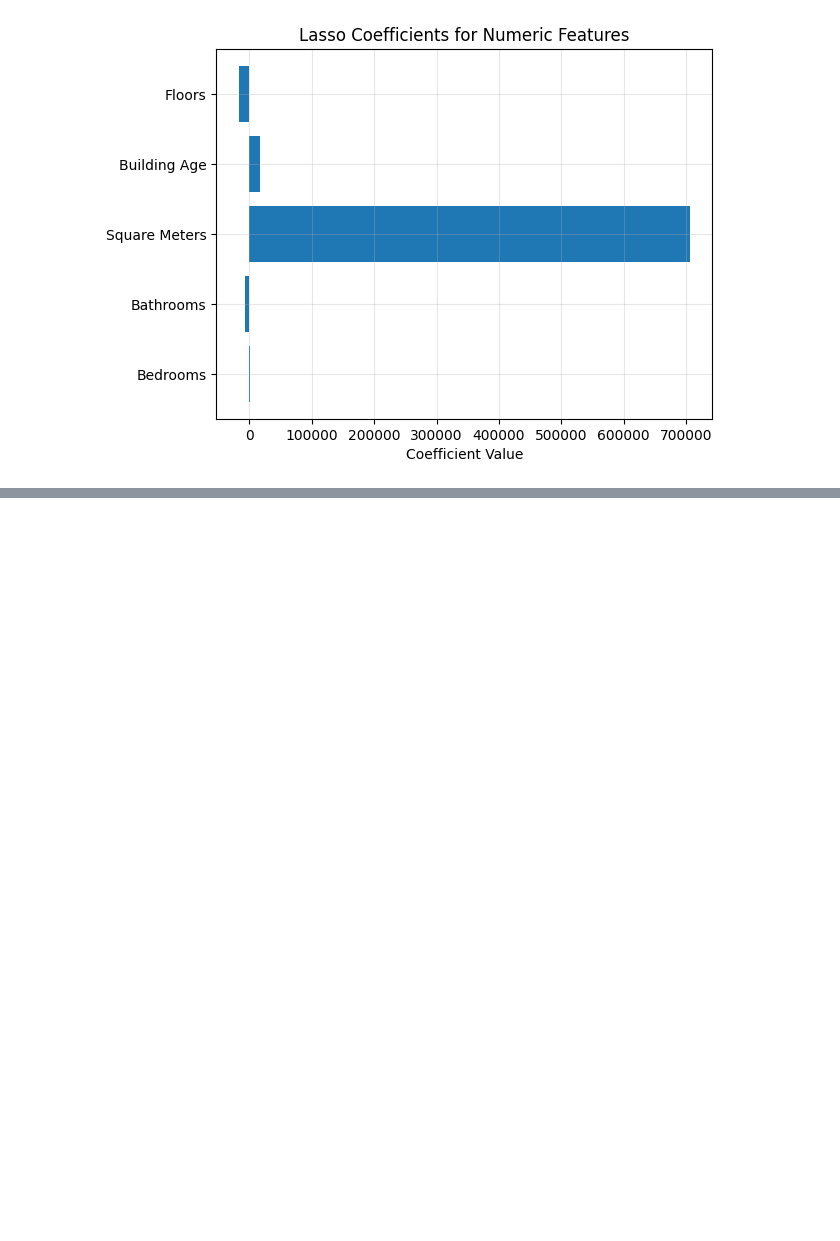
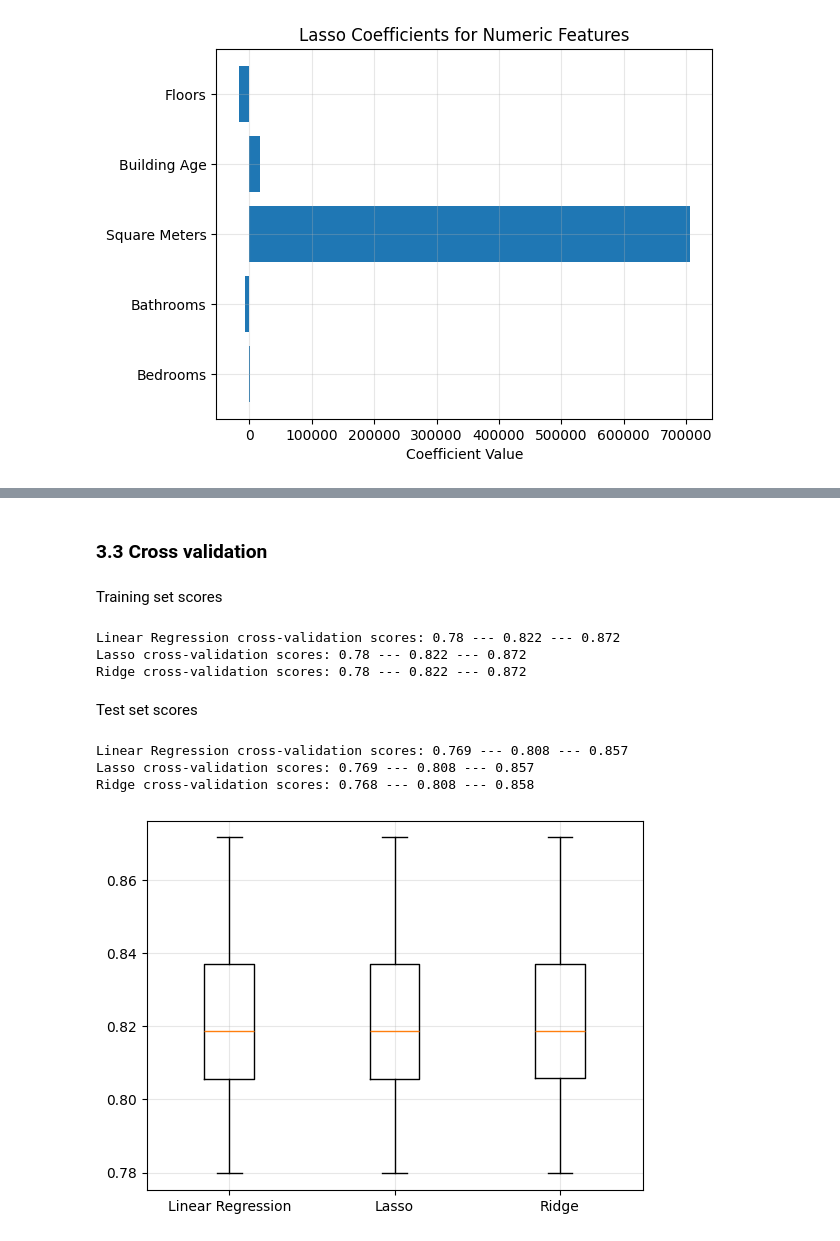
Before and after one commit to rsamconn/London-housing, a Jupyter notebook: Regression_analysis.ipynb, the cells around one changed output, grey strips where cells are left out. Cells and saved outputs as stored; diff of their text form; code cells hidden in the pictures; blank space fills up the shorter version.

```diff
--- a/Regression_analysis.ipynb
+++ b/Regression_analysis.ipynb
@@ -576,0 +609,36 @@ Index(['Address', 'Neighborhood', 'Bedrooms', 'Bathrooms', 'Square Meters',
+# %% [markdown]
+### 3.3 Cross validation
+# %% [markdown]
+Training set scores
+# %%
+cross_vals_neighbor = multi_cross_val_score(
+    models = models_neighbor,
+    X = X_train_neighbor,
+    y = y_train_neighbor,
+    kf = kf10
+)
+# %% [output]
+Linear Regression cross-validation scores: 0.78 --- 0.822 --- 0.872
+Lasso cross-validation scores: 0.78 --- 0.822 --- 0.872
+Ridge cross-validation scores: 0.78 --- 0.822 --- 0.872
+# %% [markdown]
+Test set scores
+# %%
+cross_vals_neighbor = multi_cross_val_score(
+    models = models_neighbor,
+    X = X_test_neighbor,
+    y = y_test_neighbor,
+    kf = kf10
+)
+# %% [output]
+Linear Regression cross-validation scores: 0.769 --- 0.808 --- 0.857
+Lasso cross-validation scores: 0.769 --- 0.808 --- 0.857
+Ridge cross-validation scores: 0.768 --- 0.808 --- 0.858
+# %%
+plt.boxplot(
+    [model_result for model_result in cross_vals_neighbor.values()],
+    labels = [model_name for model_name in cross_vals_neighbor.keys()]
+)
+plt.show()
+# %% [output]
+[figure, added]
```
Also changed, not shown: parts of 85 cells of this notebook.
